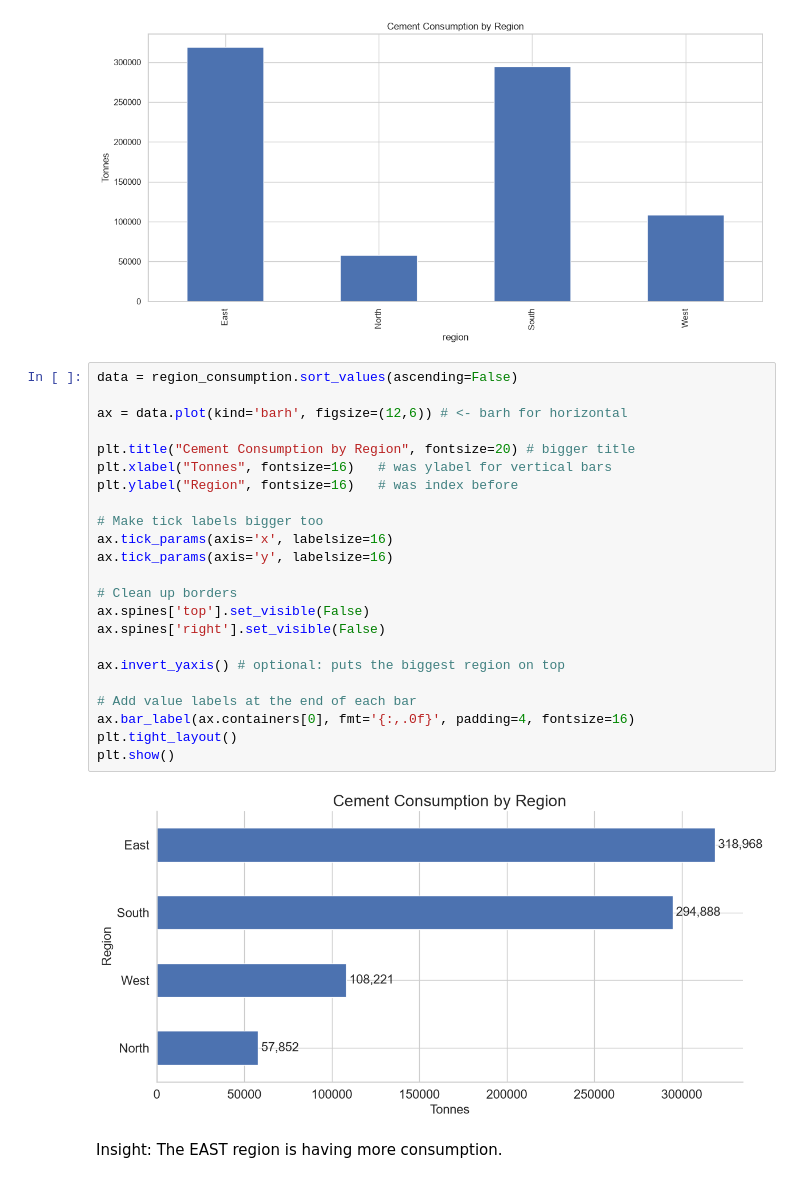
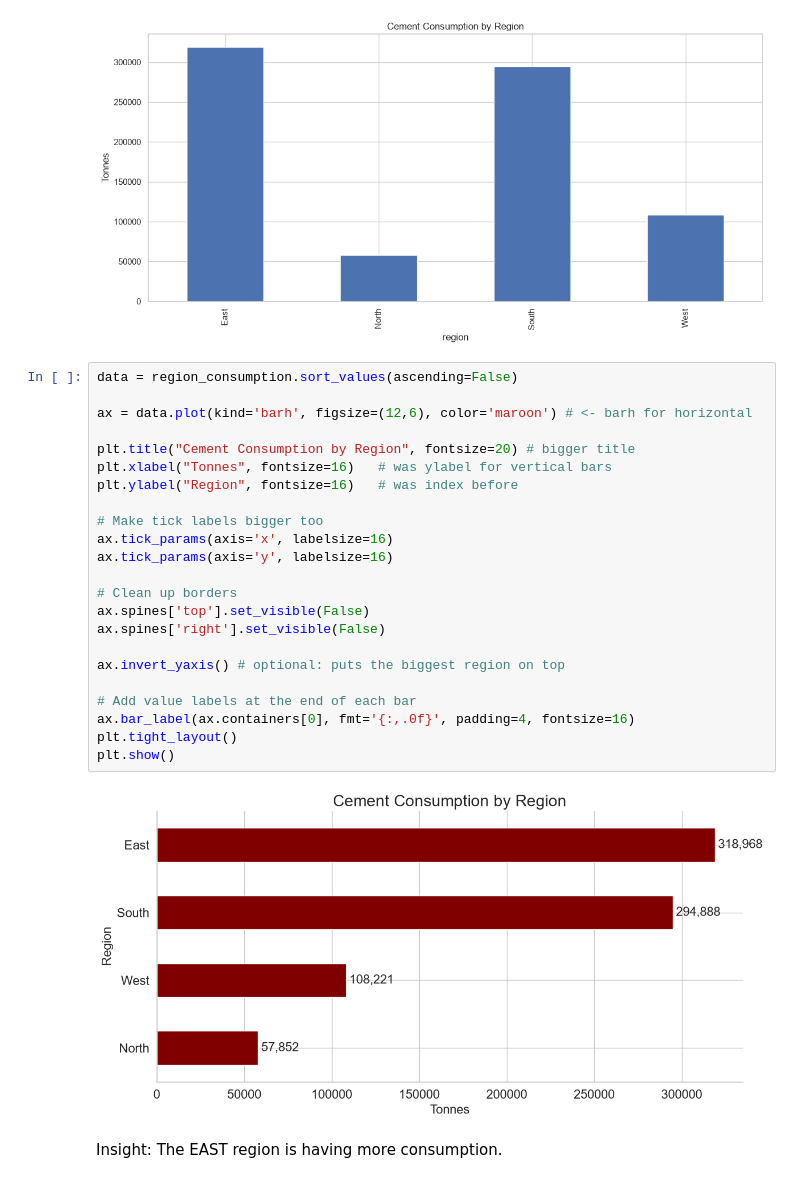
Before and after one commit to Queentutsi/MIG_Cement_t, a Jupyter notebook: Notebook/MIG_cleanEDA.ipynb, the cells around one changed output. Cells and saved outputs as stored; diff of their text form.

```diff
--- a/Notebook/MIG_cleanEDA.ipynb
+++ b/Notebook/MIG_cleanEDA.ipynb
@@ -770,28 +747,28 @@ plt.show()
 # %%
 data = region_consumption.sort_values(ascending=False)
 
-ax = data.plot(kind='barh', figsize=(12,6)) # <- barh for horizontal
+ax = data.plot(kind='barh', figsize=(12,6), color='maroon') # <- barh for horizontal
 
 plt.title("Cement Consumption by Region", fontsize=20) # bigger title
 plt.xlabel("Tonnes", fontsize=16)   # was ylabel for vertical bars
 plt.ylabel("Region", fontsize=16)   # was index before
 
 # Make tick labels bigger too
 ax.tick_params(axis='x', labelsize=16)
 ax.tick_params(axis='y', labelsize=16)
 
 # Clean up borders
 ax.spines['top'].set_visible(False)
 ax.spines['right'].set_visible(False)
 
 ax.invert_yaxis() # optional: puts the biggest region on top
 
 # Add value labels at the end of each bar
 ax.bar_label(ax.containers[0], fmt='{:,.0f}', padding=4, fontsize=16)
 plt.tight_layout()
 plt.show()
 # %% [output]
-[figure, old version]
+[figure, new version]
 # %% [markdown]
 Insight: The EAST region is having more consumption.
 # %% [markdown]
```
Also changed, not shown: parts of 32 cells of this notebook, 5 other files.
